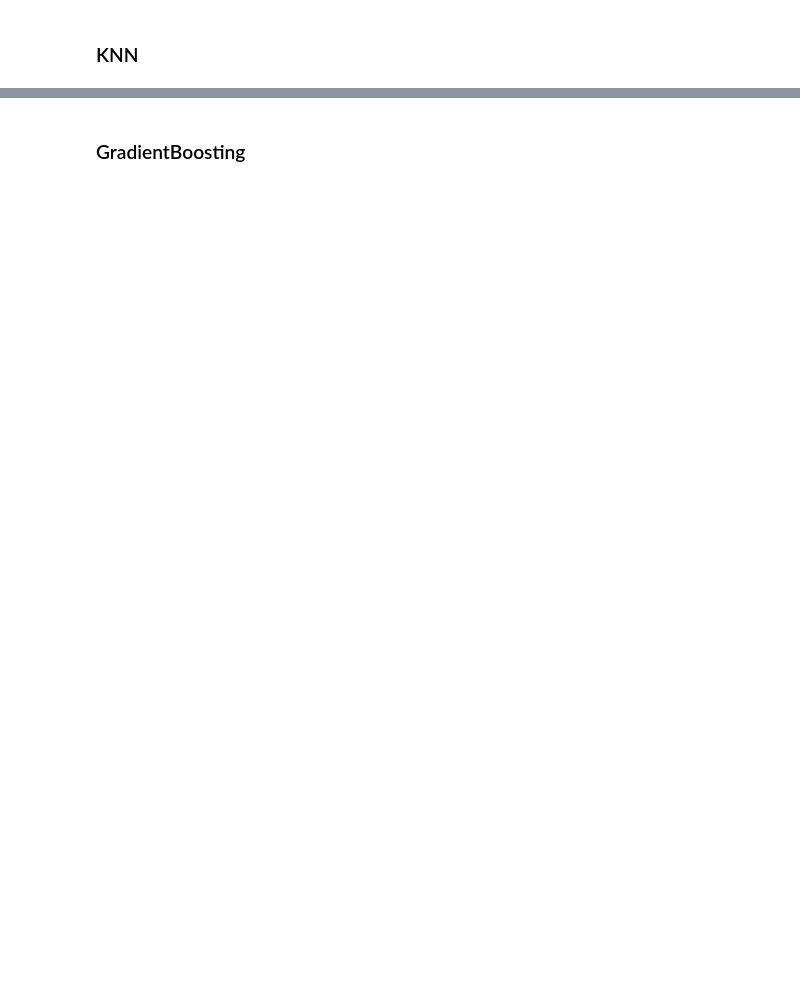
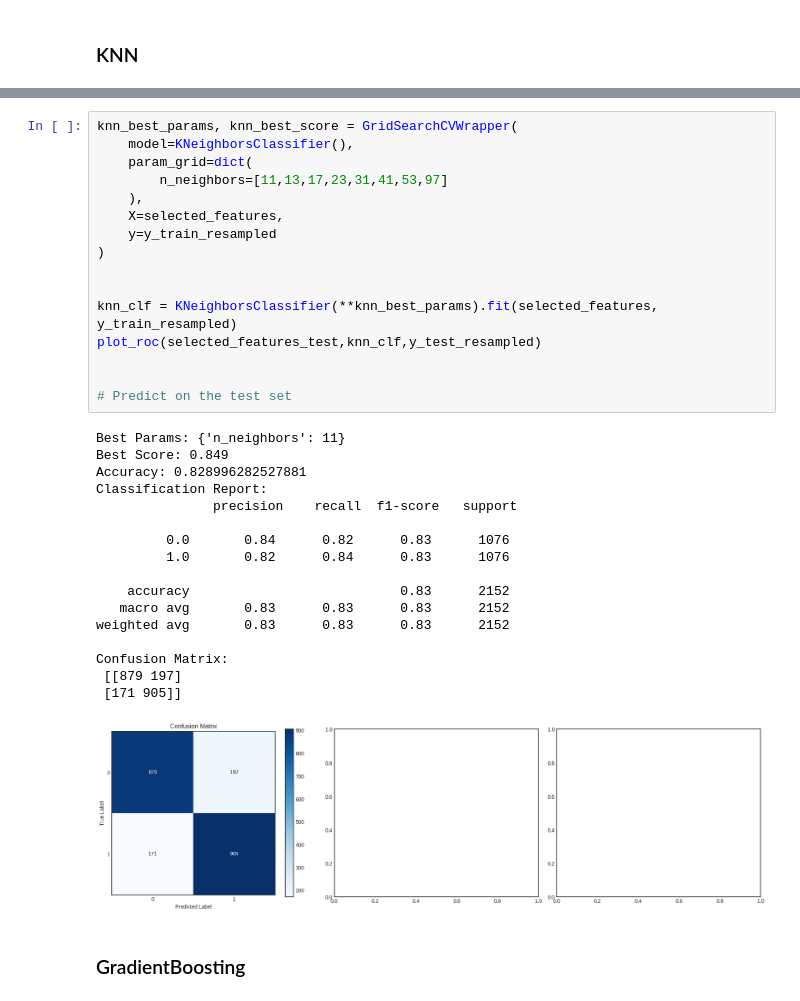
Before and after one commit to DhruvSinghiitmandi/Societal-Challaenges-Datathon, a Jupyter notebook: prediction.ipynb, the cells around one changed output, grey strips where cells are left out. Saved outputs shown, nothing was run; the diff lists cells and outputs as text; blank space fills up the shorter version.

```diff
--- a/prediction.ipynb
+++ b/prediction.ipynb
@@ -696,2 +405,36 @@ KNN Accuracy: 0.828996282527881
+# %%
+knn_best_params, knn_best_score = GridSearchCVWrapper(
+    model=KNeighborsClassifier(),
+    param_grid=dict(
+        n_neighbors=[11,13,17,23,31,41,53,97]
+    ),
+    X=selected_features,
+    y=y_train_resampled
+)
+
+
+knn_clf = KNeighborsClassifier(**knn_best_params).fit(selected_features, y_train_resampled)
+plot_roc(selected_features_test,knn_clf,y_test_resampled)
+
+
+# Predict on the test set
+# %% [output]
+Best Params: {'n_neighbors': 11}
+Best Score: 0.849
+Accuracy: 0.828996282527881
+Classification Report:
+               precision    recall  f1-score   support
+
+         0.0       0.84      0.82      0.83      1076
+         1.0       0.82      0.84      0.83      1076
+
+    accuracy                           0.83      2152
+   macro avg       0.83      0.83      0.83      2152
+weighted avg       0.83      0.83      0.83      2152
+
+Confusion Matrix:
+ [[879 197]
+ [171 905]]
+[figure, added]
 # %% [markdown]
 ### GradientBoosting
```
Also changed, not shown: parts of 27 cells of this notebook, 5 other files.
